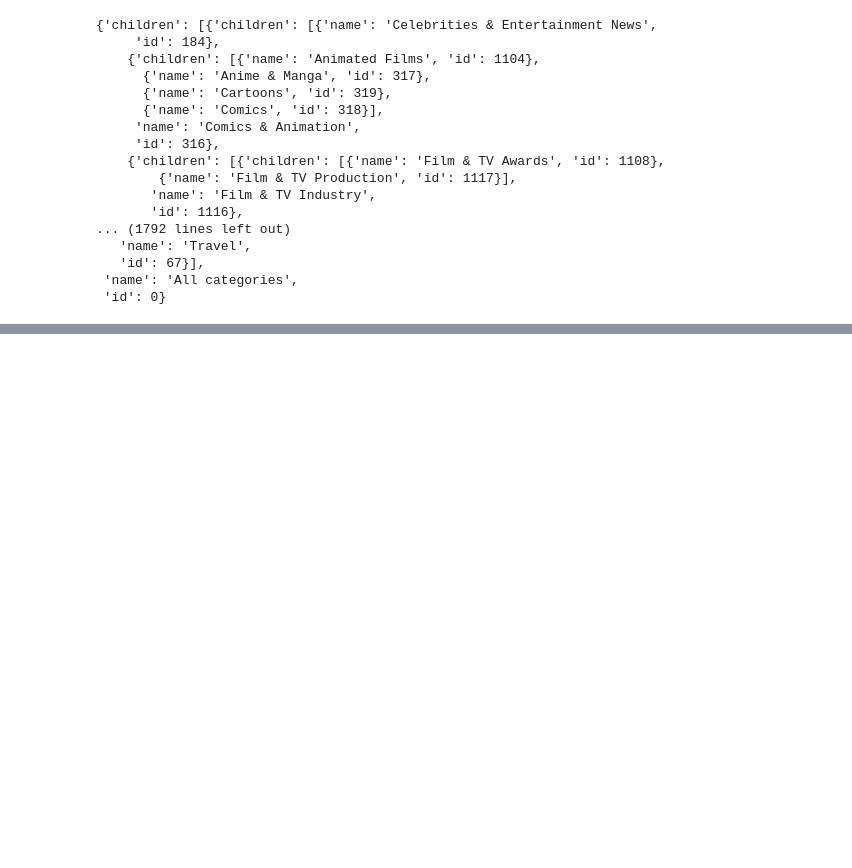
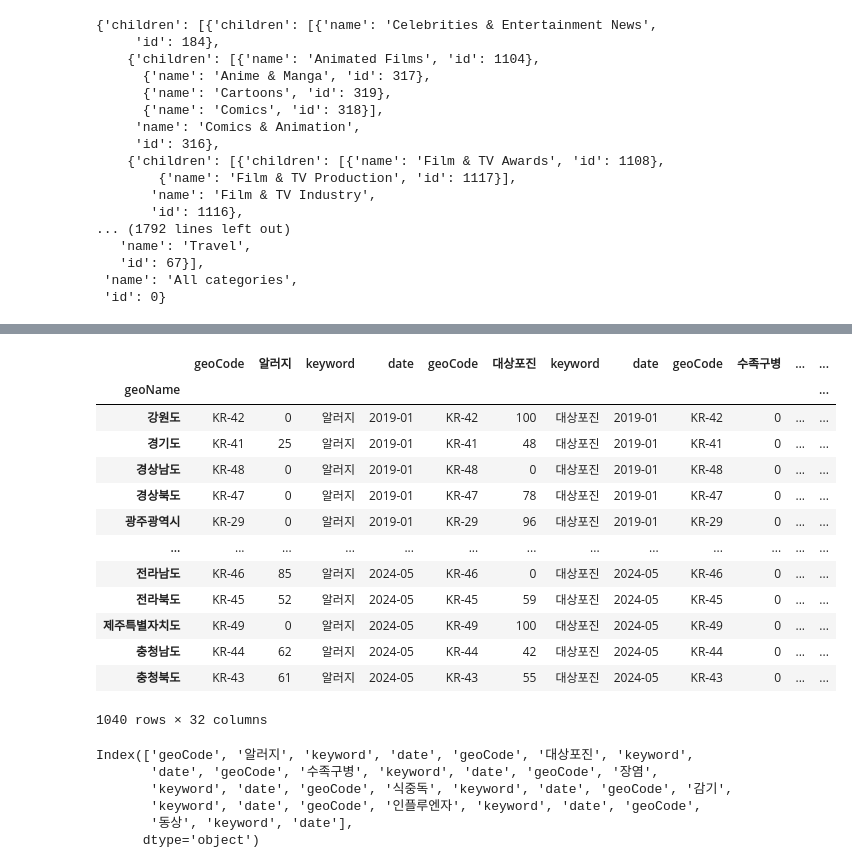
Before and after one commit to addinedu-ros-8th/eda-repo-4, a Jupyter notebook: google-trends.ipynb, the cells around one changed output, grey strips where cells are left out. Saved outputs shown, nothing was run; the diff lists cells and outputs as text; code cells hidden in the pictures; blank space fills up the shorter version.

```diff
--- a/google-trends.ipynb
+++ b/google-trends.ipynb
@@ -460,0 +574,2 @@ google_trends.categories()
+# %%
+google_trends = TrendReq(hl='ko', tz=600)
@@ -460,0 +611,26 @@ google_trends.categories()
+# %%
+# date별 검색 결과 반환
+def get_search_result_by_date(keyword):
+    interest_df = pd.DataFrame()
+    interest_by_region_df = pd.DataFrame()
+
+    for search_date in search_date_list:
+        google_trends.build_payload(kw_list=[keyword], timeframe=search_date, geo='KR')
+        interest_df = pd.concat([interest_df, google_trends.interest_over_time()])
+
+        region_date = search_date[:7]
+        temp_df = google_trends.interest_by_region(resolution='CITY', inc_low_vol=True, inc_geo_code=True)
+        temp_df["keyword"] = keyword
+        temp_df["date"] = region_date
+        interest_by_region_df = pd.concat([interest_by_region_df, temp_df])
+
+    return interest_df, interest_by_region_df
+# %%
+interest_df_list = []
+interest_by_region_df_list = []
+
+keyword_list = ["알러지", "대상포진", "수족구병", "장염", "식중독", "감기", "인플루엔자", "동상"]
+
+df, region_df = get_search_result_by_date(keyword_list[0])
+interest_df_list.append(df)
+interest_by_region_df_list.append(region_df)
@@ -460,0 +692,27 @@ google_trends.categories()
+# %%
+interest_by_region_df = pd.concat(interest_by_region_df_list, axis=1)
+interest_by_region_df
+# %% [output]
+|  | geoCode | 알러지 | keyword | date | geoCode | 대상포진 | keyword | date | geoCode | 수족구병 | ... | ... |
+| geoName |  |  |  |  |  |  |  |  |  |  |  | ... |
+| 강원도 | KR-42 | 0 | 알러지 | 2019-01 | KR-42 | 100 | 대상포진 | 2019-01 | KR-42 | 0 | ... | ... |
+| 경기도 | KR-41 | 25 | 알러지 | 2019-01 | KR-41 | 48 | 대상포진 | 2019-01 | KR-41 | 0 | ... | ... |
+| 경상남도 | KR-48 | 0 | 알러지 | 2019-01 | KR-48 | 0 | 대상포진 | 2019-01 | KR-48 | 0 | ... | ... |
+| 경상북도 | KR-47 | 0 | 알러지 | 2019-01 | KR-47 | 78 | 대상포진 | 2019-01 | KR-47 | 0 | ... | ... |
+| 광주광역시 | KR-29 | 0 | 알러지 | 2019-01 | KR-29 | 96 | 대상포진 | 2019-01 | KR-29 | 0 | ... | ... |
+| ... | ... | ... | ... | ... | ... | ... | ... | ... | ... | ... | ... | ... |
+| 전라남도 | KR-46 | 85 | 알러지 | 2024-05 | KR-46 | 0 | 대상포진 | 2024-05 | KR-46 | 0 | ... | ... |
+| 전라북도 | KR-45 | 52 | 알러지 | 2024-05 | KR-45 | 59 | 대상포진 | 2024-05 | KR-45 | 0 | ... | ... |
+| 제주특별자치도 | KR-49 | 0 | 알러지 | 2024-05 | KR-49 | 100 | 대상포진 | 2024-05 | KR-49 | 0 | ... | ... |
+| 충청남도 | KR-44 | 62 | 알러지 | 2024-05 | KR-44 | 42 | 대상포진 | 2024-05 | KR-44 | 0 | ... | ... |
+| 충청북도 | KR-43 | 61 | 알러지 | 2024-05 | KR-43 | 55 | 대상포진 | 2024-05 | KR-43 | 0 | ... | ... |
+1040 rows × 32 columns
+# %%
+interest_by_region_df.columns
+# %% [output]
+Index(['geoCode', '알러지', 'keyword', 'date', 'geoCode', '대상포진', 'keyword',
+       'date', 'geoCode', '수족구병', 'keyword', 'date', 'geoCode', '장염',
+       'keyword', 'date', 'geoCode', '식중독', 'keyword', 'date', 'geoCode', '감기',
+       'keyword', 'date', 'geoCode', '인플루엔자', 'keyword', 'date', 'geoCode',
+       '동상', 'keyword', 'date'],
+      dtype='object')
```
Also changed, not shown: parts of 53 cells of this notebook, 3 other files.
